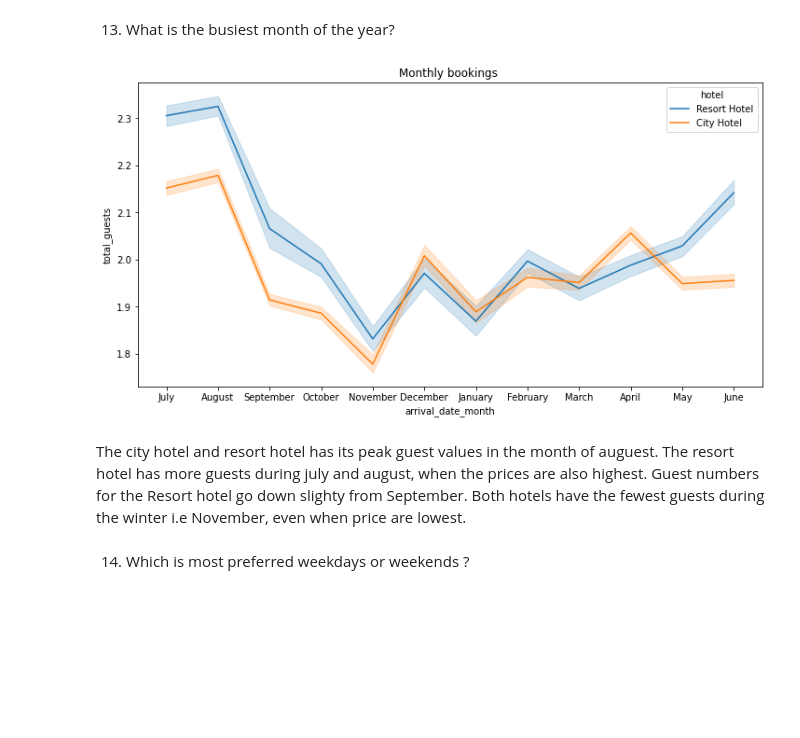
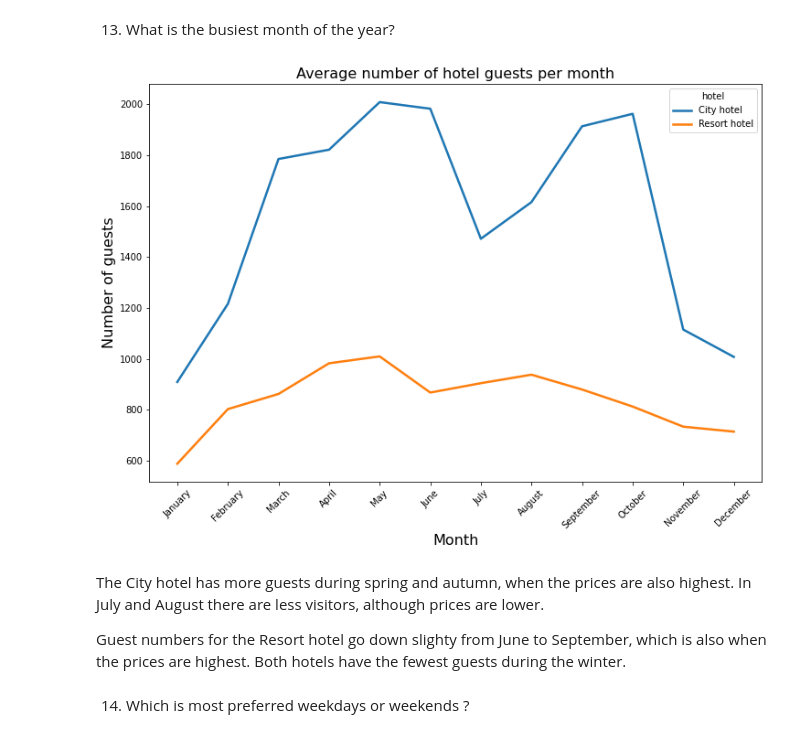
Before and after one commit to SmritiSalujaa/aurotest, a Jupyter notebook: Copy_of_jspY_of_Final_Hotel_Booking_Analysis_Capstone_Project.ipynb, the cells around one changed output. Drawn from its saved outputs; the diff is of its cells as text; code cells hidden in the pictures; blank space fills up the shorter version.

```diff
--- a/Copy_of_jspY_of_Final_Hotel_Booking_Analysis_Capstone_Project.ipynb
+++ b/Copy_of_jspY_of_Final_Hotel_Booking_Analysis_Capstone_Project.ipynb
@@ -516,10 +553,3 @@ This plot clearly shows that prices in the Resort Hotel are much higher during t
 Avg adr of Resort hotel is slightly lower than that of City hotel. Hence, City hotel seems to be making slightly more revenue.
 # %% [markdown]
 13. What is the busiest month of the year?
-# %%
-plt.figure(figsize=(12,6))
-sns.lineplot(x='arrival_date_month', y='total_guests', hue='hotel', data= hotel_data)
-plt.title('Monthly bookings ')
-plt.show()
-# %% [output]
-[figure, removed]
@@ -526,6 +558,34 @@ plt.show()
+# %%
+Resort_guests_monthly = Resort.groupby("arrival_date_month")["hotel"].count()
+city_guests_monthly = City.groupby("arrival_date_month")["hotel"].count()
+Resort_guest_data = pd.DataFrame({"month": list(Resort_guests_monthly.index),
+                    "hotel": "Resort hotel",
+                    "guests": list(Resort_guests_monthly.values)})
+City_guest_data = pd.DataFrame({"month": list(city_guests_monthly.index),
+                    "hotel": "City hotel",
+                    "guests": list(city_guests_monthly.values)})
+full_guest_data = pd.concat([Resort_guest_data,City_guest_data], ignore_index=True)
+ordered_months = ["January", "February", "March", "April", "May", "June",
+          "July", "August", "September", "October", "November", "December"]
+full_guest_data["month"] = pd.Categorical(full_guest_data["month"], categories=ordered_months, ordered=True)
+full_guest_data.loc[(full_guest_data["month"] == "July") | (full_guest_data["month"] == "August"),"guests"] /= 3
+full_guest_data.loc[~((full_guest_data["month"] == "July") | (full_guest_data["month"] == "August")),"guests"] /= 2
+plt.figure(figsize=(12, 8))
+sns.lineplot(x = "month", y="guests", hue="hotel", data=full_guest_data,
+             hue_order = ["City hotel", "Resort hotel"], size="hotel", sizes=(2.5, 2.5))
+plt.title("Average number of hotel guests per month", fontsize=16)
+plt.xlabel("Month", fontsize=16)
+plt.xticks(rotation=45)
+plt.ylabel("Number of guests", fontsize=16)
+plt.show()
+# %% [output]
+[figure, added]
 # %% [markdown]
-The city hotel and resort hotel has its peak guest values in the month of auguest. The resort hotel has more guests during july and august, when the prices are also highest.
-Guest numbers for the Resort hotel go down slighty from September. Both hotels have the fewest guests during the winter i.e November, even when price are lowest.
+The City hotel has more guests during spring and autumn, when the prices are also highest.
+In July and August there are less visitors, although prices are lower.
+
+Guest numbers for the Resort hotel go down slighty from June to September, which is also when the prices are highest.
+Both hotels have the fewest guests during the winter.
 # %% [markdown]
 14. Which is most preferred weekdays or weekends ?
 # %%
```
Also changed, not shown: parts of 18 cells of this notebook.
